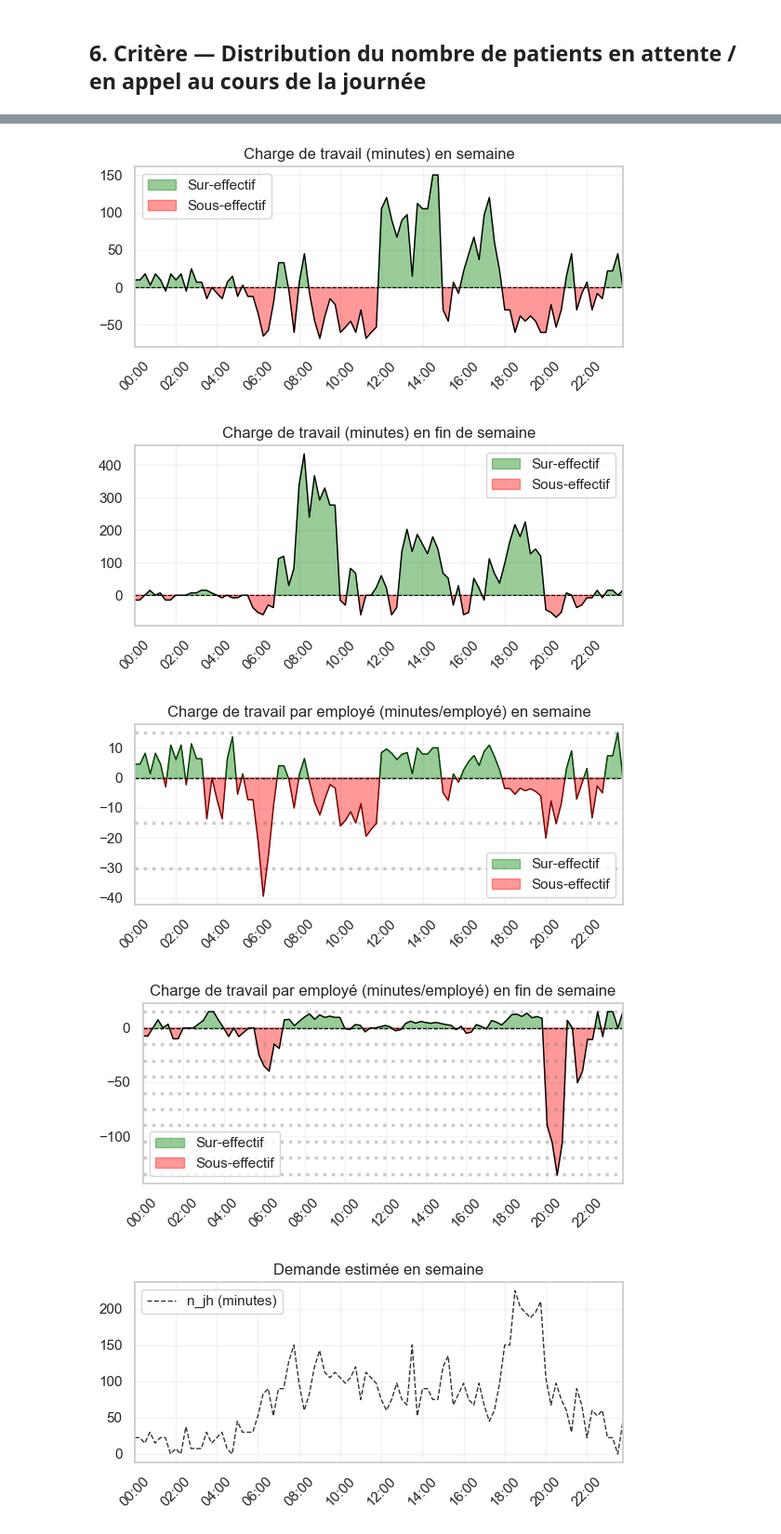
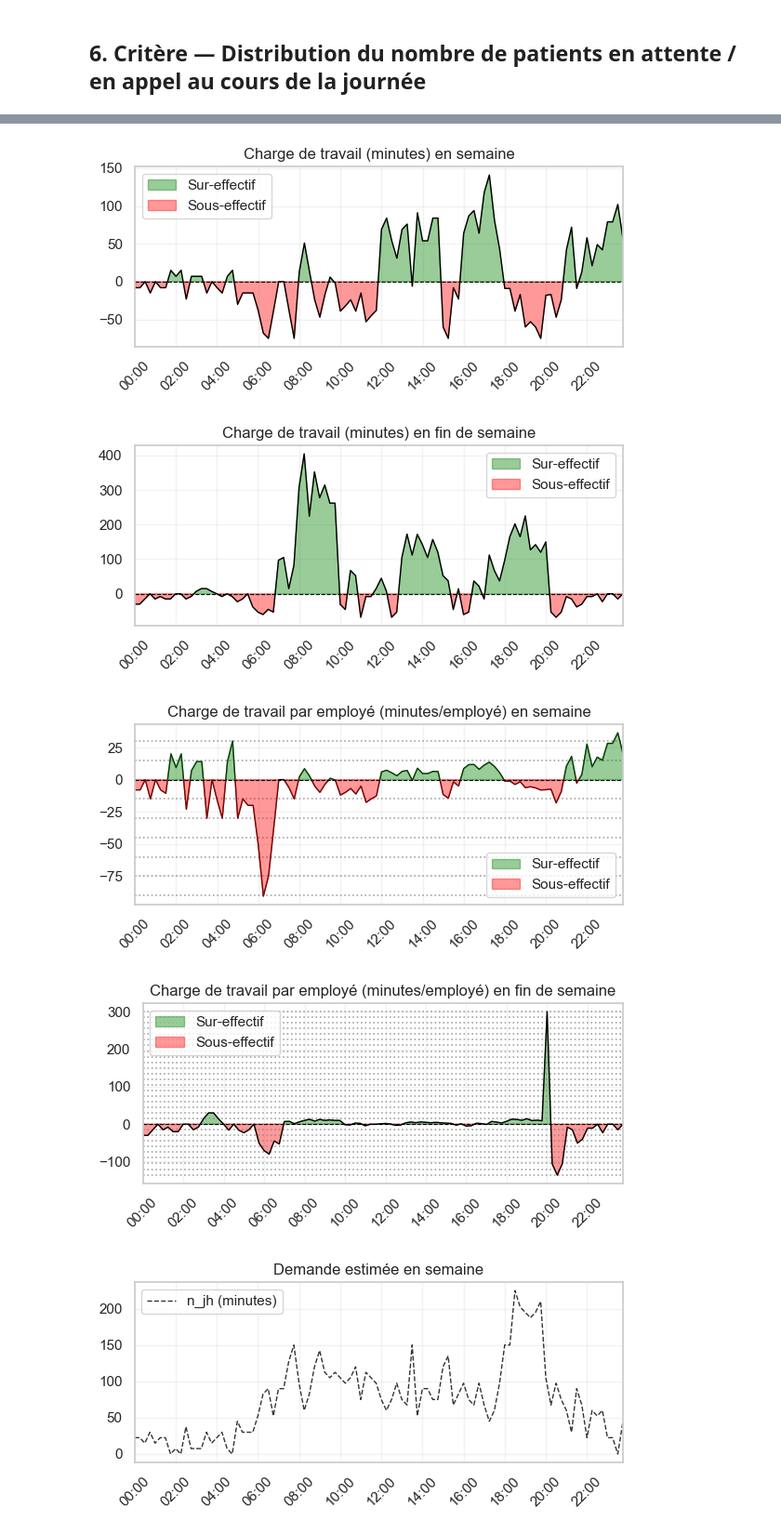
Before and after one commit to AntoineHabib123/m6417, a Jupyter notebook: PROJET_COMPLET/notebook.ipynb, the cells around one changed output, grey strips where cells are left out. Shown at 93% size. Saved outputs shown, nothing was run; the diff lists cells and outputs as text; code cells hidden in the pictures.

```diff
--- a/PROJET_COMPLET/notebook.ipynb
+++ b/PROJET_COMPLET/notebook.ipynb
@@ -18,7 +18,7 @@ Ce notebook :
   - timeline horizontale (type Gantt) par employé.
 # %%
 import os
-scenario_dir='lbd_15_w_1_250_20'
+scenario_dir='SOL_NOTRE'
 os.makedirs(scenario_dir,exist_ok=True)
 # %% [markdown]
 ## 1. Imports et fonctions utilitaires
@@ -603,6 +607,14 @@ for j_idx, j in enumerate(J):
             sol_mathieus = pd.read_csv("sol_mathieus_15mins.csv")
             sol_mathieus_s = sol_mathieus["nb_employes"].to_numpy()
             staff = sol_mathieus_s[(j_idx)*96 + h_idx]
+        elif scenario_dir == 'SOL_EMNA_RAPH':
+            sol_emna_raph = pd.read_csv("sol_emna_raph.csv")
+            sol_emna_raph_s = sol_emna_raph["nb_employes"].to_numpy()
+            staff = sol_emna_raph_s[(j_idx)*96 + h_idx]
+        elif scenario_dir == 'SOL_NOTRE':
+            sol_antoine_sacha = pd.read_csv("sol_antoine_sacha.csv")
+            sol_antoine_sacha_s = sol_antoine_sacha["nb_employes"].to_numpy()
+            staff = sol_antoine_sacha_s[(j_idx)*96 + h_idx]
         else:
             staff = (s_mzn[j_idx, h_idx])   # nombre d'employés servis à ce créneau selon MiniZinc
         records.append({
@@ -869,8 +881,8 @@ plt.tight_layout()
 plt.gcf().savefig(os.path.join(scenario_dir,'fig_7.pdf'),format='pdf',bbox_inches='tight')
 plt.show()
 # %% [output]
-[figure, old version]
+[figure, new version]
-[figure, old version]
+[figure, new version]
 # %%
 # calculer nbr d'employés weekday avec s_jh
 employes_weekday = s_py[[j-1 for j in J if j not in JW], : ]
@@ -902,40 +914,40 @@ ax.set_xticklabels([slot_to_time_15(h) for h in range(1, 97, 8)], rotation=45)
 ax.legend()
 ax.grid(True, alpha=0.25)
 # horizontal line every 15 minutes if values go beyond +/- 15
-for h in range(-10, 10, 1):
+for h in range(-10, 100, 1):
     if h*15 < min(inv_weekday/mean_employes_weekday) or h*15 > max(inv_weekday/mean_employes_weekday):
         continue
-    ax.axhline(y=h*15, color='gray', linestyle=':', linewidth=2.5, alpha=0.4, zorder=1)
+    ax.axhline(y=h*15, color='gray', linestyle=':', linewidth=1.2, alpha=0.7, zorder=1)
 plt.tight_layout()
 plt.gcf().savefig(os.path.join(scenario_dir,'fig_6b.pdf'),format='pdf',bbox_inches='tight')
 plt.show()
 
 # Weekend (separate)
 fig, ax = plt.subplots(figsize=(6,3))
 ax.plot(H, inv_weekend/mean_employes_weekend, color='black', linewidth=1)
 ax.fill_between(H, inv_weekend/mean_employes_weekend, 0, where=inv_weekend/mean_employes_weekend>0, interpolate=True, color='green', alpha=0.4, label='Sur-effectif')
 ax.fill_between(H, inv_weekend/mean_employes_weekend, 0, where=inv_weekend/mean_employes_weekend<0, interpolate=True, color='red', alpha=0.4, label='Sous-effectif')
 ax.axhline(0, color='black', linestyle='--', linewidth=0.8)
 ax.set_title("Charge de travail par employé (minutes/employé) en fin de semaine")
 # x limits and margins
 ax.set_xlim(min(H), max(H))
 ax.margins(x=0)
 # xticks every 2 hours -> every 8 slots
 ax.set_xticks(ticks=range(1, 97, 8))
 ax.set_xticklabels([slot_to_time_15(h) for h in range(1, 97, 8)], rotation=45)
 ax.legend()
 ax.grid(True, alpha=0.25)
 # horizontal line every 15 minutes if values go beyond +/- 15
-for h in range(-10, 10, 1):
+for h in range(-10, 100, 1):
     if h*15 < min(inv_weekend/mean_employes_weekend) or h*15 > max(inv_weekend/mean_employes_weekend):
         continue
-    ax.axhline(y=h*15, color='gray', linestyle=':', linewidth=2.5, alpha=0.4, zorder=1)
+    ax.axhline(y=h*15, color='gray', linestyle=':', linewidth=1.2, alpha=0.7, zorder=1)
 plt.tight_layout()
 plt.gcf().savefig(os.path.join(scenario_dir,'fig_7b.pdf'),format='pdf',bbox_inches='tight')
 plt.show()
 # %% [output]
-[figure, old version]
+[figure, new version]
-[figure, old version]
+[figure, new version]
 # %%
 # mask des jours weekend
 is_weekend = np.array([j in JW for j in J])
```
Also changed, not shown: parts of 14 cells of this notebook, 4 other files.
